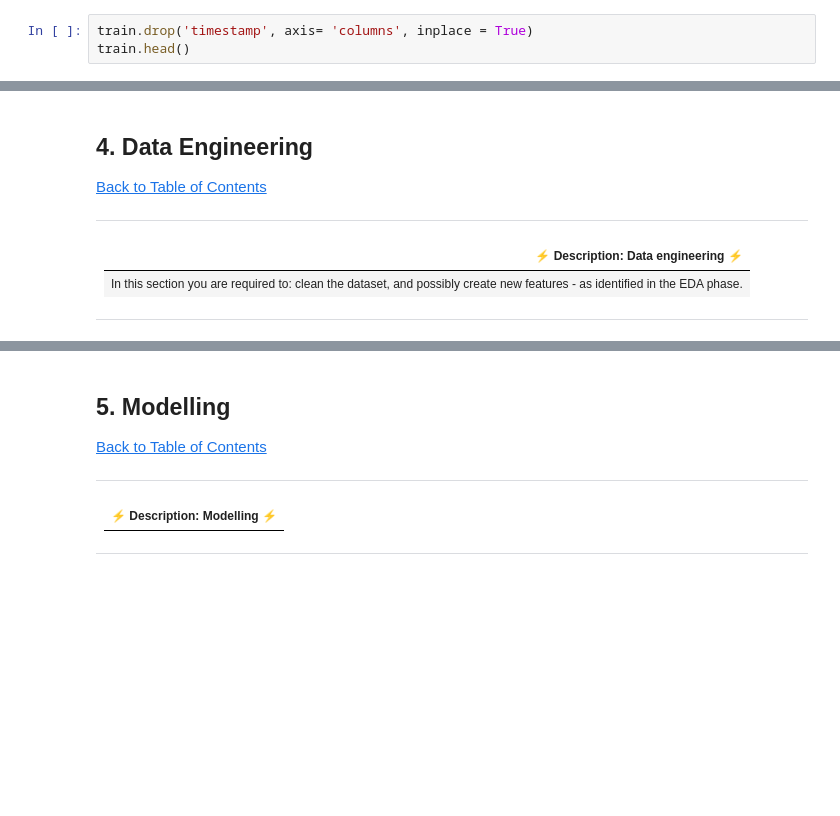
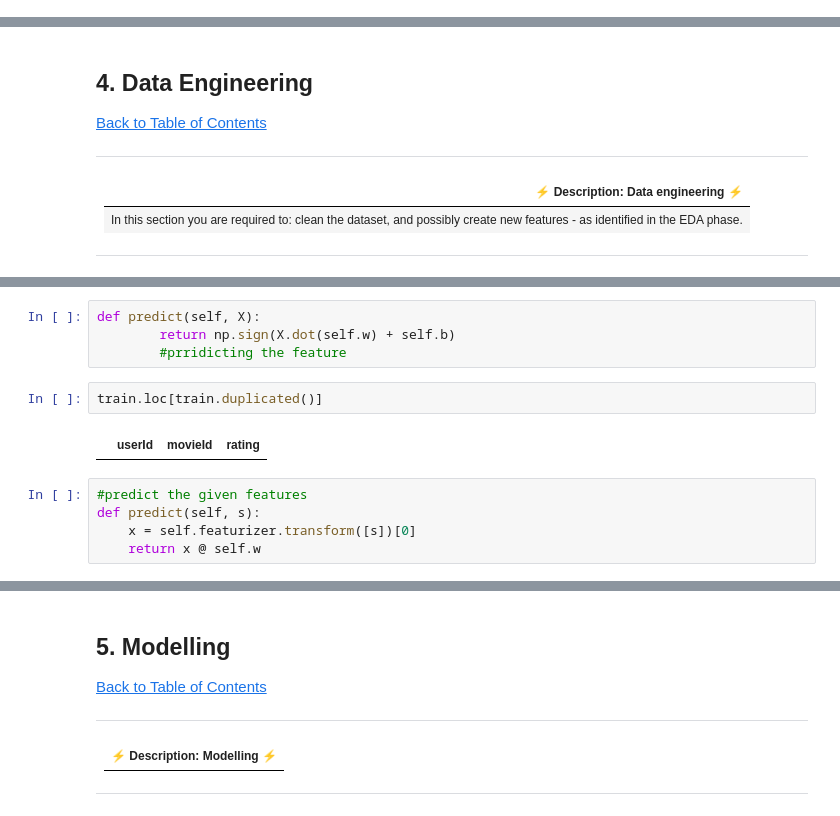
Before and after one commit to JeanetteTsehla/Unsupervised-learning-2207FTDS-Team-JM2, a Jupyter notebook: Copy_of_Unsupervised_learning_2207FTDS_Team_JM2_.ipynb, the cells around one changed output, grey strips where cells are left out. Drawn from its saved outputs; the diff is of its cells as text; blank space fills up the shorter version.

```diff
--- a/Copy_of_Unsupervised_learning_2207FTDS_Team_JM2_.ipynb
+++ b/Copy_of_Unsupervised_learning_2207FTDS_Team_JM2_.ipynb
@@ -195,6 +223,3 @@ train.describe()
 | 50% | 8.091400e+04 | 2.947000e+03 | 3.500000e+00 | 1.199019e+09 |
 | 75% | 1.215790e+05 | 8.630000e+03 | 4.000000e+00 | 1.447242e+09 |
 | max | 1.625410e+05 | 2.091710e+05 | 5.000000e+00 | 1.574328e+09 |
-# %%
-train.drop('timestamp', axis= 'columns', inplace = True)
-train.head()
@@ -489,0 +648,13 @@ From the above graph, we can see that compared to movies that have lower average
+# %%
+def predict(self, X):
+        return np.sign(X.dot(self.w) + self.b)
+        #prridicting the feature
+# %%
+train.loc[train.duplicated()]
+# %% [output]
+|  | userId | movieId | rating |
+# %%
+#predict the given features
+def predict(self, s):
+    x = self.featurizer.transform([s])[0]
+    return x @ self.w
```
Also changed, not shown: parts of 30 cells of this notebook.
